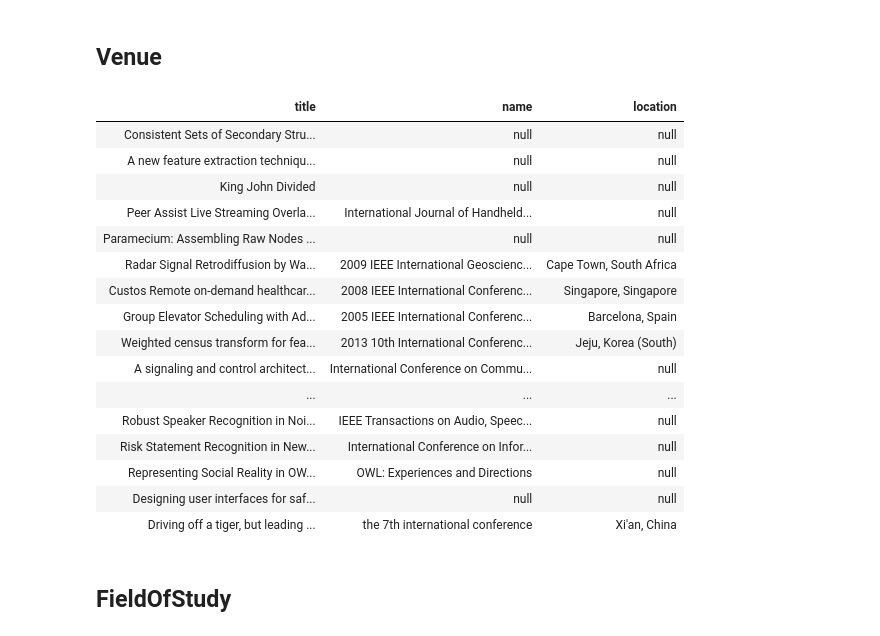
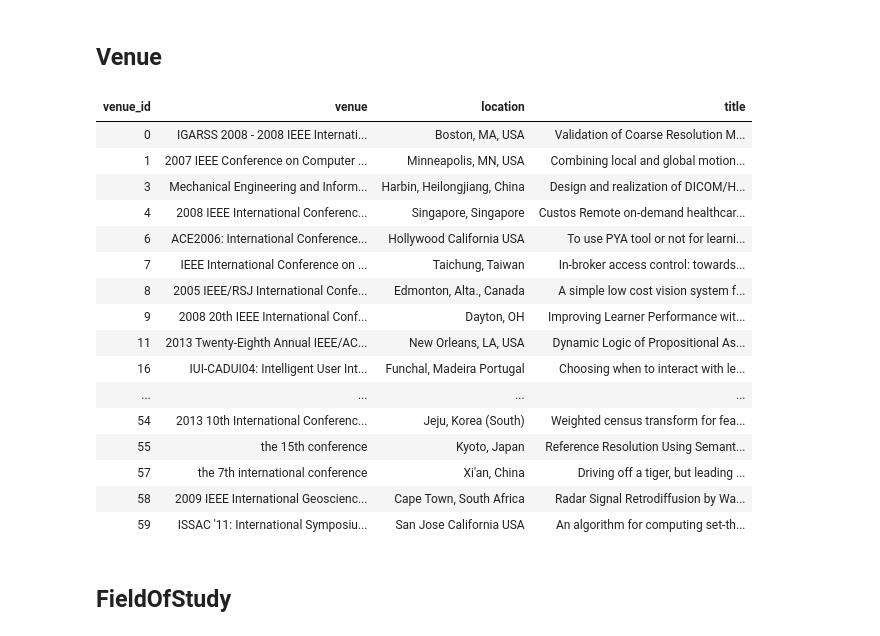
Before and after one commit to Karljohan99/BDM2023-group3, a Jupyter notebook: project1/Project_1.ipynb, the cells around one changed output. Saved outputs shown, nothing was run; the diff lists cells and outputs as text; code cells hidden in the pictures.

```diff
--- a/project1/Project_1.ipynb
+++ b/project1/Project_1.ipynb
@@ -546,32 +547,46 @@ getVenueUDF = udf(getVenue, ArrayType(StringType()))
 # %%
 venues_df = (filtered_df
             .limit(100)
             .select('title', "doi", 'venue')
             .withColumn("VENUE", getVenueUDF(F.col("doi"), F.col('venue')))
             .select('title',
-                    F.col("VENUE")[0].alias("name"),
+                    F.col("VENUE")[0].alias("venue"),
                     F.col("VENUE")[1].alias("location")
                    )
+             .dropna(subset="venue")
            )
-display(venues_df)
+
+venues = (venues_df.select("venue", "location")
+            .dropDuplicates()
+            .withColumn("venue_id", F.monotonically_increasing_id())
+          )
+
+venues = (venues_df.join(venues, ["venue", "location"])
+           .select("venue_id", "venue", "location", "title")
+           .dropDuplicates()
+        )
+
+display(venues)
+venues_clean = venues.select("venue_id", "venue")
+venues_clean.write.format("delta").mode("overwrite").saveAsTable("venues")
 # %% [output]
-| title | name | location |
-| Consistent Sets of Secondary Stru... | null | null |
-| A new feature extraction techniqu... | null | null |
-| King John Divided | null | null |
-| Peer Assist Live Streaming Overla... | International Journal of Handheld... | null |
-| Paramecium: Assembling Raw Nodes ... | null | null |
-| Radar Signal Retrodiffusion by Wa... | 2009 IEEE International Geoscienc... | Cape Town, South Africa |
-| Custos Remote on-demand healthcar... | 2008 IEEE International Conferenc... | Singapore, Singapore |
-| Group Elevator Scheduling with Ad... | 2005 IEEE International Conferenc... | Barcelona, Spain |
-| Weighted census transform for fea... | 2013 10th International Conferenc... | Jeju, Korea (South) |
-| A signaling and control architect... | International Conference on Commu... | null |
-| ... | ... | ... |
-| Robust Speaker Recognition in Noi... | IEEE Transactions on Audio, Speec... | null |
-| Risk Statement Recognition in New... | International Conference on Infor... | null |
-| Representing Social Reality in OW... | OWL: Experiences and Directions | null |
-| Designing user interfaces for saf... | null | null |
-| Driving off a tiger, but leading ... | the 7th international conference | Xi'an, China |
+| venue_id | venue | location | title |
+| 0 | IGARSS 2008 - 2008 IEEE Internati... | Boston, MA, USA | Validation of Coarse Resolution M... |
+| 1 | 2007 IEEE Conference on Computer ... | Minneapolis, MN, USA | Combining local and global motion... |
+| 3 | Mechanical Engineering and Inform... | Harbin, Heilongjiang, China | Design and realization of DICOM/H... |
+| 4 | 2008 IEEE International Conferenc... | Singapore, Singapore | Custos Remote on-demand healthcar... |
+| 6 | ACE2006: International Conference... | Hollywood California USA | To use PYA tool or not for learni... |
+| 7 | IEEE International Conference on ... | Taichung, Taiwan | In-broker access control: towards... |
+| 8 | 2005 IEEE/RSJ International Confe... | Edmonton, Alta., Canada | A simple low cost vision system f... |
+| 9 | 2008 20th IEEE International Conf... | Dayton, OH | Improving Learner Performance wit... |
+| 11 | 2013 Twenty-Eighth Annual IEEE/AC... | New Orleans, LA, USA | Dynamic Logic of Propositional As... |
+| 16 | IUI-CADUI04: Intelligent User Int... | Funchal, Madeira Portugal | Choosing when to interact with le... |
+| ... | ... | ... | ... |
+| 54 | 2013 10th International Conferenc... | Jeju, Korea (South) | Weighted census transform for fea... |
+| 55 | the 15th conference | Kyoto, Japan | Reference Resolution Using Semant... |
+| 57 | the 7th international conference | Xi'an, China | Driving off a tiger, but leading ... |
+| 58 | 2009 IEEE International Geoscienc... | Cape Town, South Africa | Radar Signal Retrodiffusion by Wa... |
+| 59 | ISSAC '11: International Symposiu... | San Jose California USA | An algorithm for computing set-th... |
 # %% [markdown]
 ## FieldOfStudy
 # %%
```
Also changed, not shown: parts of 7 cells of this notebook.
